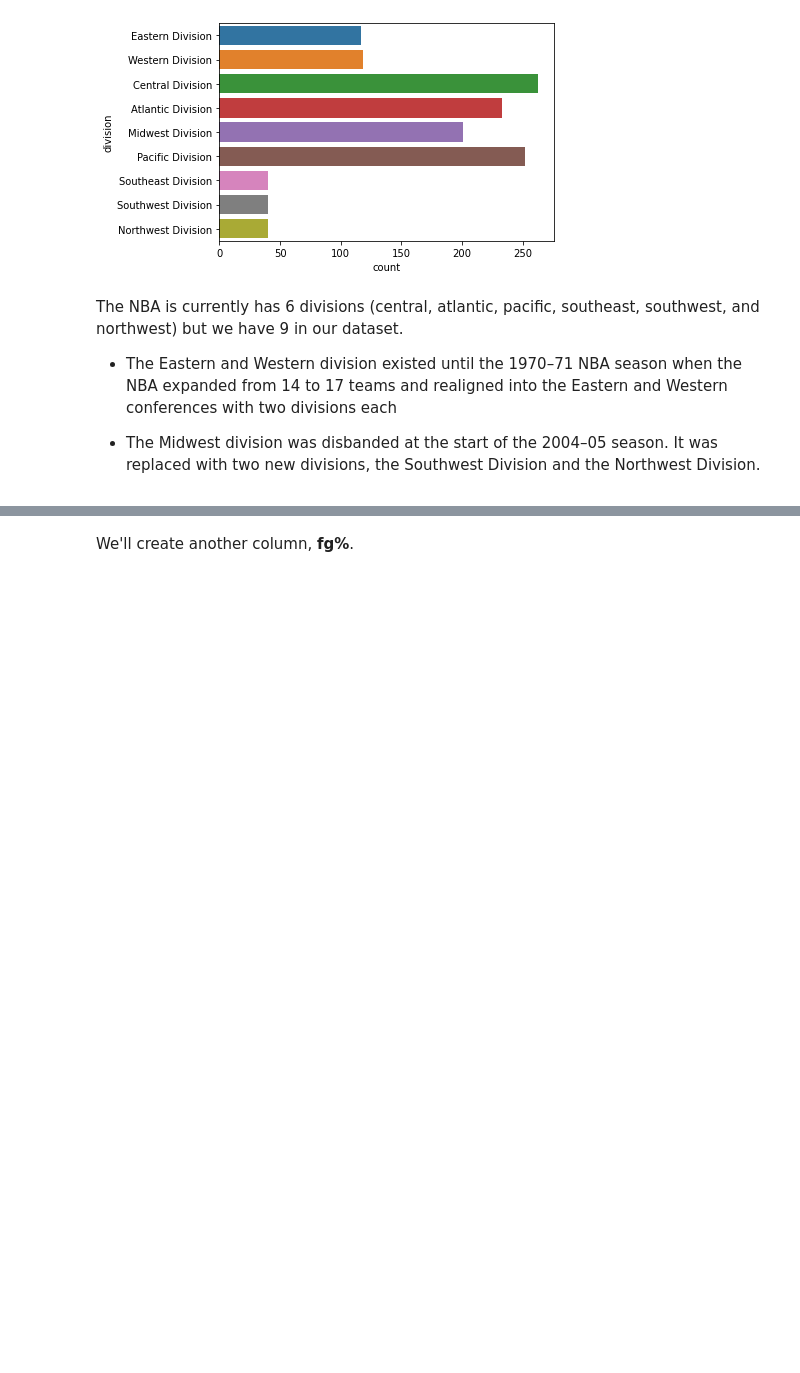
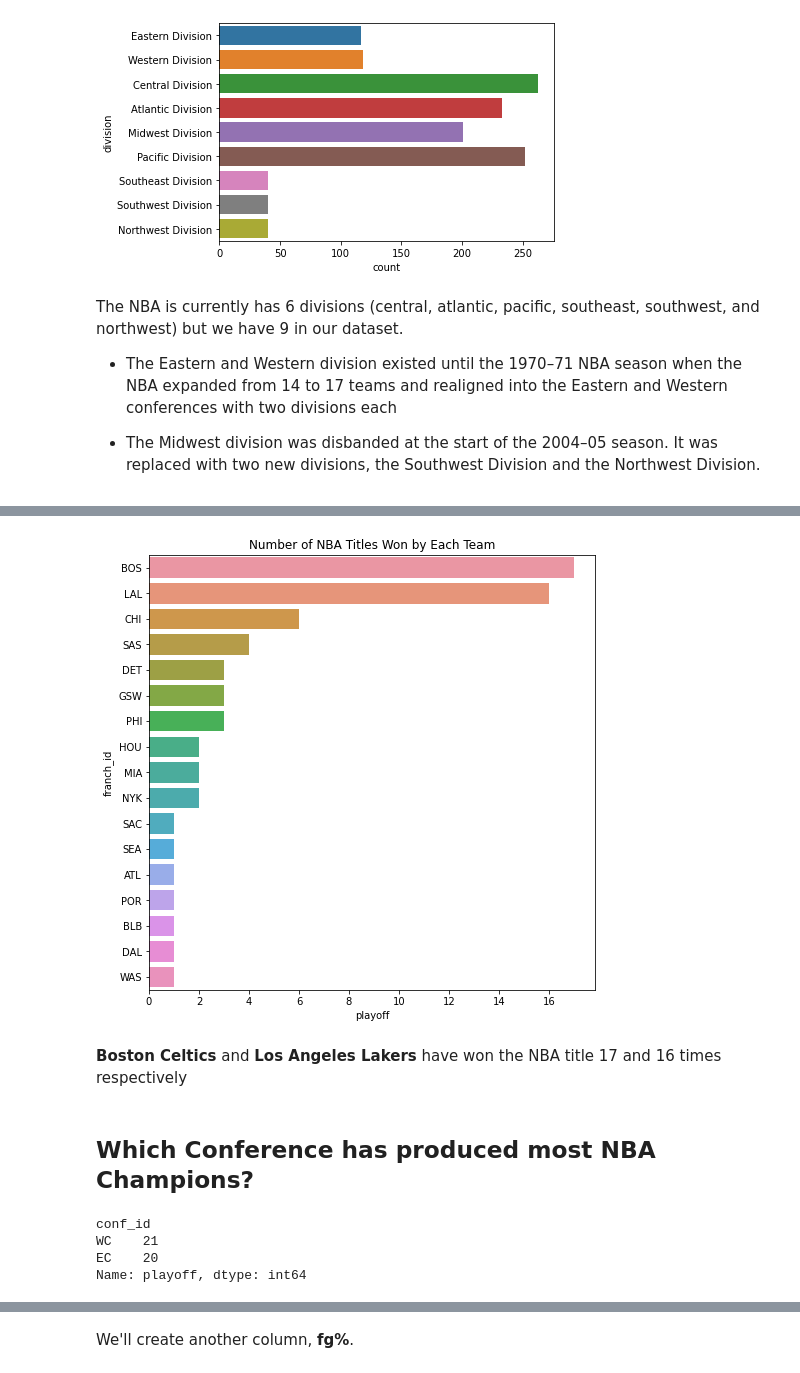
Before and after one commit to Abdulbaasit95/AdaBoost, a Jupyter notebook: model_building/notebook.ipynb, the cells around one changed output, grey strips where cells are left out. Saved outputs shown, nothing was run; the diff lists cells and outputs as text; code cells hidden in the pictures; blank space fills up the shorter version.

```diff
--- a/model_building/notebook.ipynb
+++ b/model_building/notebook.ipynb
@@ -178,5 +192,5 @@ How many unique teams have participated in each league over the years?
 # %% [markdown]
 Most teams in the dataset participated in **NBA**. The rest of this notebook will focus on the NBA
 # %%
-nba = teams[teams.lg_id=='NBA']
+nba_df = teams[teams.lg_id=='NBA']
 # %%
@@ -196,3 +212,5 @@ The nba data consists of records between 1946 and 2011
+# %%
+nba = nba_df.copy()
 # %% [markdown]
 ## NBA Teams
 # %% [markdown]
@@ -266,0 +309,3 @@ The NBA is currently has 6 divisions (central, atlantic, pacific, southeast, sou
+# %%
+winners = nba[nba.playoff=='NC']
+len(winners)
@@ -266,0 +316,3 @@ The NBA is currently has 6 divisions (central, atlantic, pacific, southeast, sou
+# %%
+most_titles = winners.groupby('franch_id').playoff.count().sort_values(ascending=False)
+most_titles.head()
@@ -266,0 +327,18 @@ The NBA is currently has 6 divisions (central, atlantic, pacific, southeast, sou
+# %%
+plt.figure(figsize=(8,8))
+sns.barplot(x=most_titles,y=most_titles.index)
+plt.title('Number of NBA Titles Won by Each Team');
+# %% [output]
+[figure, added]
+# %% [markdown]
+**Boston Celtics** and **Los Angeles Lakers** have won the NBA title 17 and 16 times respectively
+# %% [markdown]
+## Which Conference has produced most NBA Champions?
+# %%
+most_titles = winners.groupby('conf_id').playoff.count().sort_values(ascending=False)
+most_titles.head()
+# %% [output]
+conf_id
+WC    21
+EC    20
+Name: playoff, dtype: int64
```
Also changed, not shown: parts of 152 cells of this notebook.
